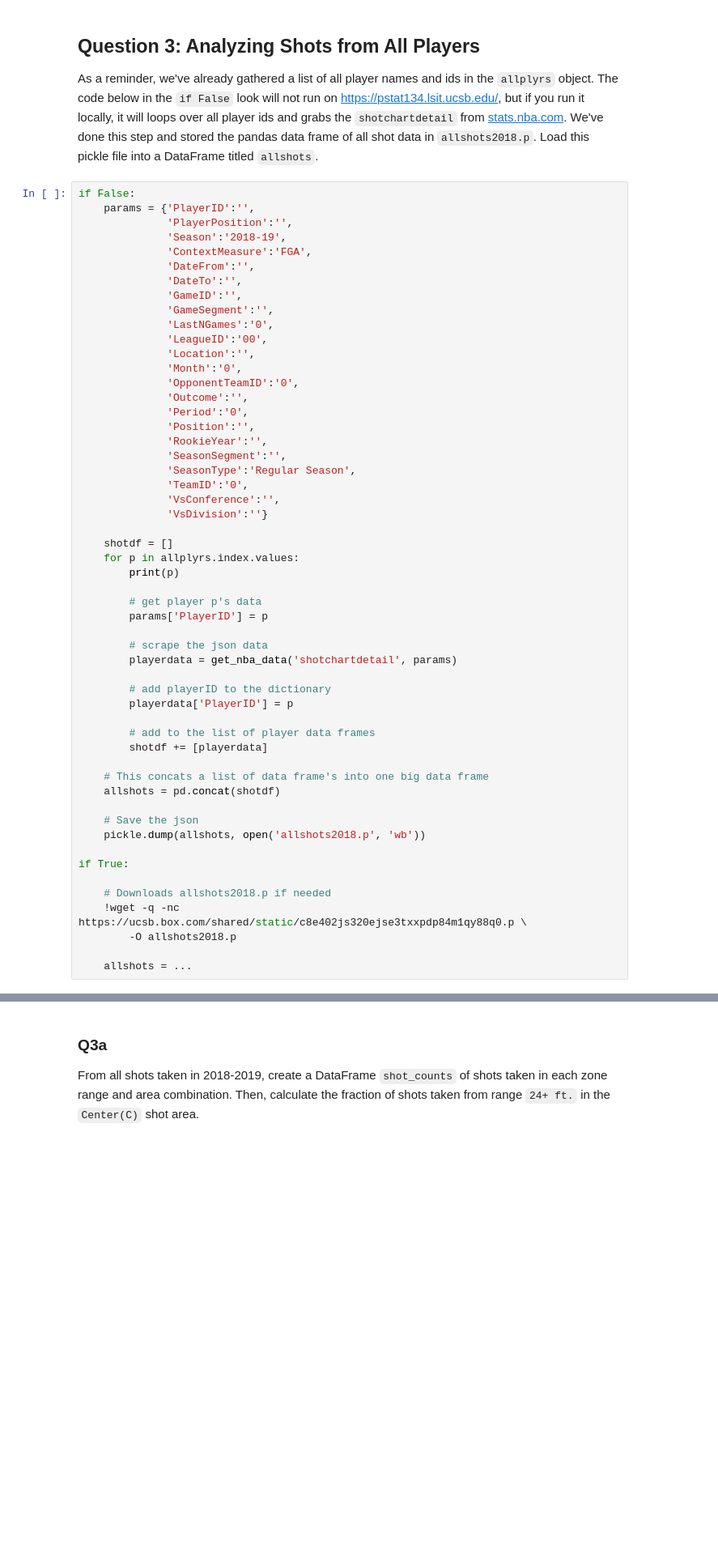
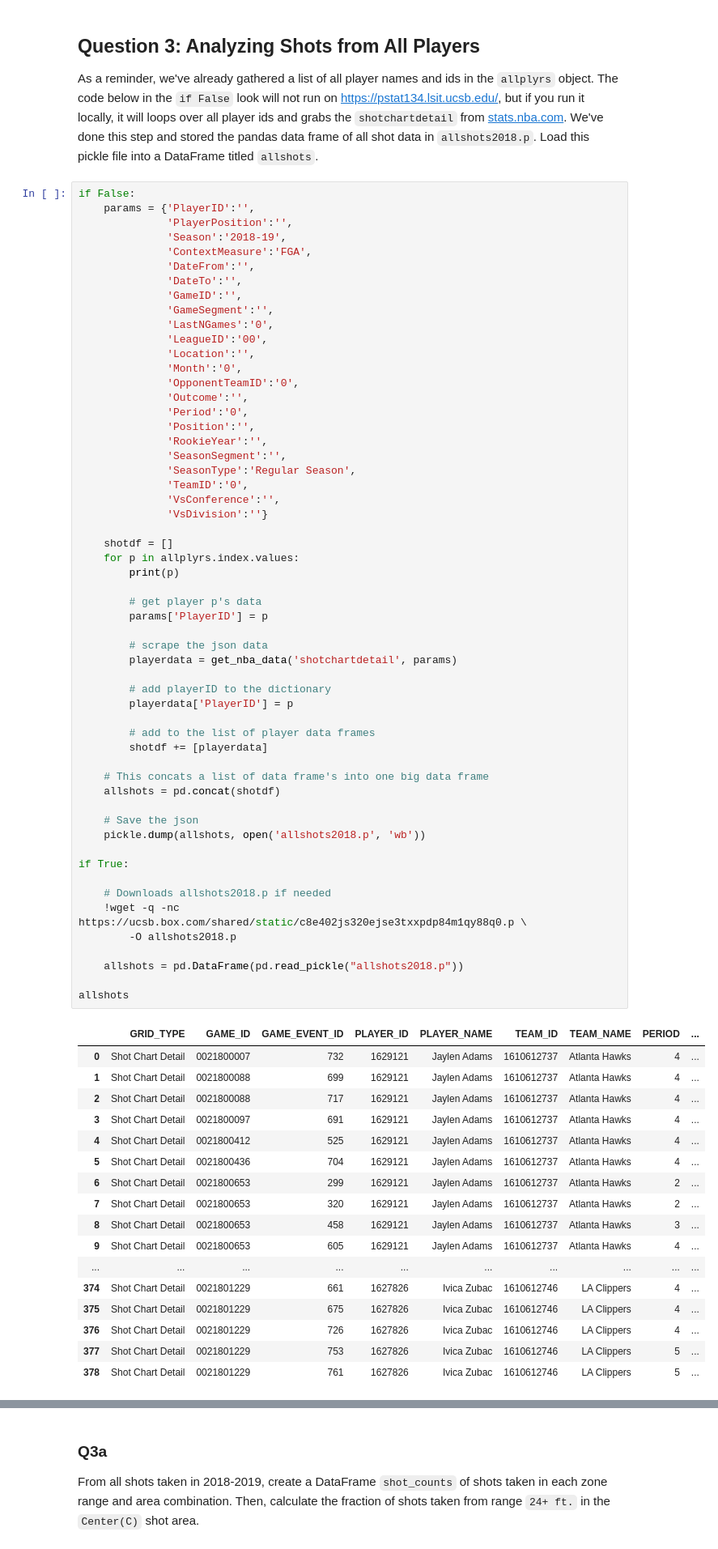
Before and after one commit to jcvdav/Spring2019, a Jupyter notebook: homeworks/homework2/student/homework2.ipynb, the cells around one changed output, grey strips where cells are left out. Shown at 81% size. Cells and saved outputs as stored; diff of their text form; blank space fills up the shorter version.

```diff
--- a/homeworks/homework2/student/homework2.ipynb
+++ b/homeworks/homework2/student/homework2.ipynb
@@ -554,31 +556,51 @@ if False:
               'VsDivision':''}
 
     shotdf = []
     for p in allplyrs.index.values:
         print(p)
 
         # get player p's data
         params['PlayerID'] = p
 
         # scrape the json data
         playerdata = get_nba_data('shotchartdetail', params)
 
         # add playerID to the dictionary
         playerdata['PlayerID'] = p
 
         # add to the list of player data frames
         shotdf += [playerdata]
 
     # This concats a list of data frame's into one big data frame
     allshots = pd.concat(shotdf)
 
     # Save the json
     pickle.dump(allshots, open('allshots2018.p', 'wb'))
 
 if True:
 
     # Downloads allshots2018.p if needed
     !wget -q -nc https://ucsb.box.com/shared/static/c8e402js320ejse3txxpdp84m1qy88q0.p \
         -O allshots2018.p
 
-    allshots = ...
+    allshots = pd.DataFrame(pd.read_pickle("allshots2018.p"))
+
+allshots
+# %% [output]
+|  | GRID_TYPE | GAME_ID | GAME_EVENT_ID | PLAYER_ID | PLAYER_NAME | TEAM_ID | TEAM_NAME | PERIOD | ... |
+| 0 | Shot Chart Detail | 0021800007 | 732 | 1629121 | Jaylen Adams | 1610612737 | Atlanta Hawks | 4 | ... |
+| 1 | Shot Chart Detail | 0021800088 | 699 | 1629121 | Jaylen Adams | 1610612737 | Atlanta Hawks | 4 | ... |
+| 2 | Shot Chart Detail | 0021800088 | 717 | 1629121 | Jaylen Adams | 1610612737 | Atlanta Hawks | 4 | ... |
+| 3 | Shot Chart Detail | 0021800097 | 691 | 1629121 | Jaylen Adams | 1610612737 | Atlanta Hawks | 4 | ... |
+| 4 | Shot Chart Detail | 0021800412 | 525 | 1629121 | Jaylen Adams | 1610612737 | Atlanta Hawks | 4 | ... |
+| 5 | Shot Chart Detail | 0021800436 | 704 | 1629121 | Jaylen Adams | 1610612737 | Atlanta Hawks | 4 | ... |
+| 6 | Shot Chart Detail | 0021800653 | 299 | 1629121 | Jaylen Adams | 1610612737 | Atlanta Hawks | 2 | ... |
+| 7 | Shot Chart Detail | 0021800653 | 320 | 1629121 | Jaylen Adams | 1610612737 | Atlanta Hawks | 2 | ... |
+| 8 | Shot Chart Detail | 0021800653 | 458 | 1629121 | Jaylen Adams | 1610612737 | Atlanta Hawks | 3 | ... |
+| 9 | Shot Chart Detail | 0021800653 | 605 | 1629121 | Jaylen Adams | 1610612737 | Atlanta Hawks | 4 | ... |
+| ... | ... | ... | ... | ... | ... | ... | ... | ... | ... |
+| 374 | Shot Chart Detail | 0021801229 | 661 | 1627826 | Ivica Zubac | 1610612746 | LA Clippers | 4 | ... |
+| 375 | Shot Chart Detail | 0021801229 | 675 | 1627826 | Ivica Zubac | 1610612746 | LA Clippers | 4 | ... |
+| 376 | Shot Chart Detail | 0021801229 | 726 | 1627826 | Ivica Zubac | 1610612746 | LA Clippers | 4 | ... |
+| 377 | Shot Chart Detail | 0021801229 | 753 | 1627826 | Ivica Zubac | 1610612746 | LA Clippers | 5 | ... |
+| 378 | Shot Chart Detail | 0021801229 | 761 | 1627826 | Ivica Zubac | 1610612746 | LA Clippers | 5 | ... |
```
Also changed, not shown: parts of 22 cells of this notebook, 1 other file.
